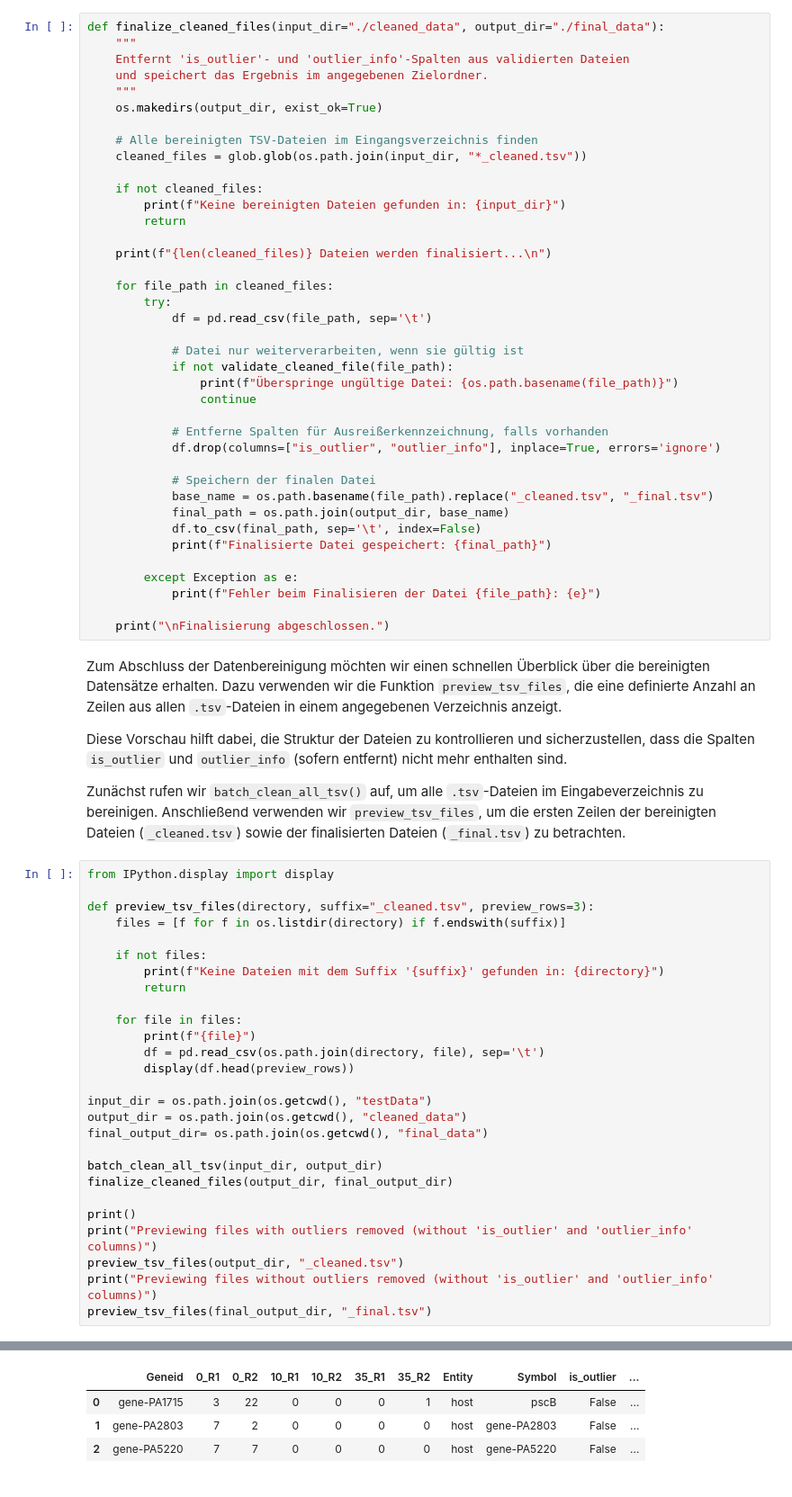
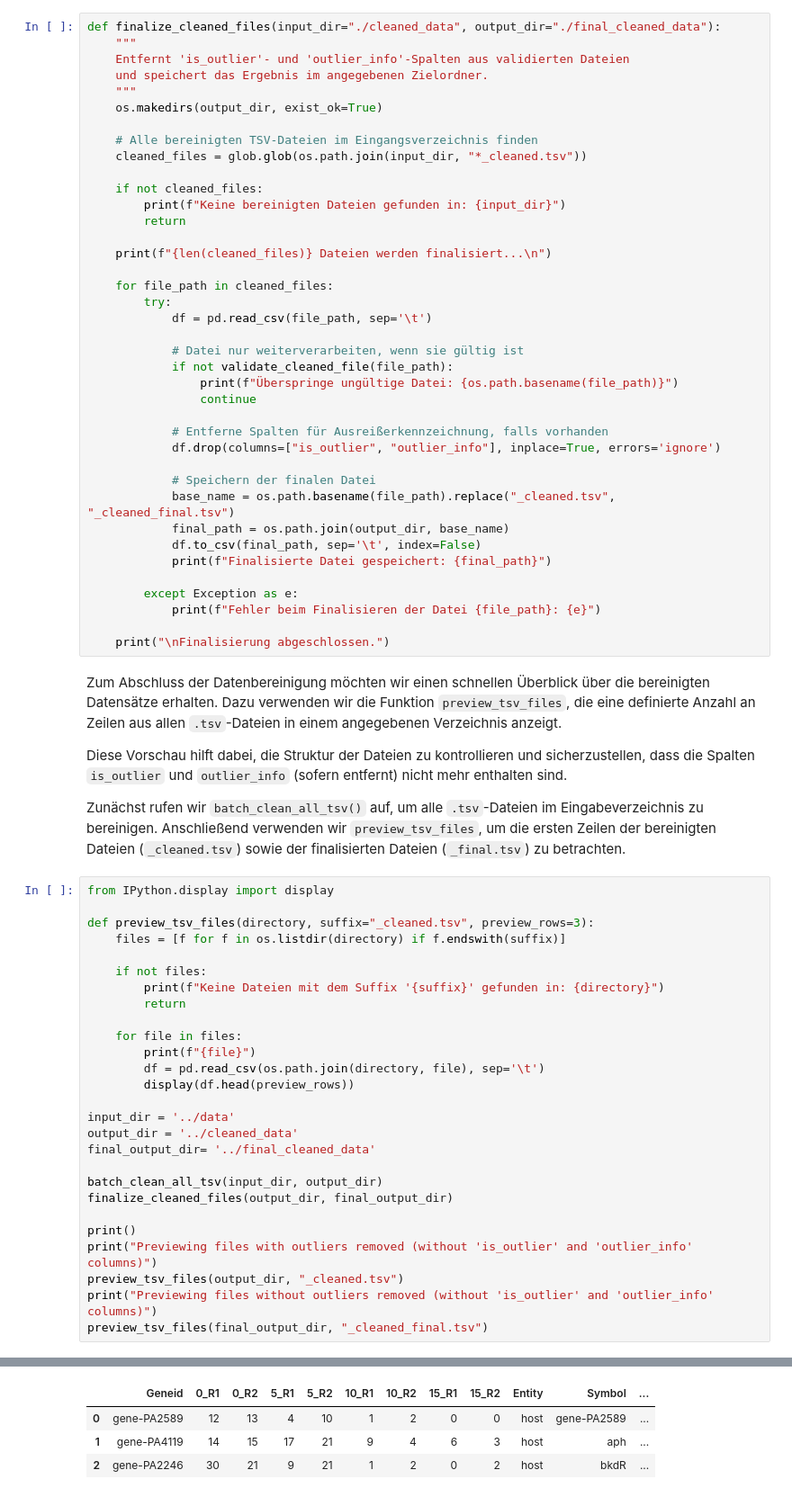
Before and after one commit to TP25-Phage-Infection-Classifiers/main, a Jupyter notebook: notebooks/data_cleaning_US2.ipynb, the cells around one changed output, grey strips where cells are left out. Shown: that part at 90% size. Cells and saved outputs as stored; diff of their text form.

Commit message:
updated repository of cleaned data and added cleaned data

```diff
--- a/notebooks/data_cleaning_US2.ipynb
+++ b/notebooks/data_cleaning_US2.ipynb
@@ -235,7 +251,7 @@ Für jede Datei mit dem Suffix `_cleaned.tsv` im angegebenen Eingabeverzeichnis
 
 Im nächsten Schritt entfernt die Funktion die Spalten `is_outlier` und `outlier_info`, da diese für den eigentlichen Klassifikationsprozess nicht mehr benötigt werden. Die bereinigten und bereinigungsfreien Dateien werden anschließend mit dem Suffix `_final.tsv` im Zielordner gespeichert (z. B. `./final_data/`).
 # %%
-def finalize_cleaned_files(input_dir="./cleaned_data", output_dir="./final_data"):
+def finalize_cleaned_files(input_dir="./cleaned_data", output_dir="./final_cleaned_data"):
     """
     Entfernt 'is_outlier'- und 'outlier_info'-Spalten aus validierten Dateien
     und speichert das Ergebnis im angegebenen Zielordner.
@@ -264,7 +280,7 @@ def finalize_cleaned_files(input_dir="./cleaned_data", output_dir="./final_data"
             df.drop(columns=["is_outlier", "outlier_info"], inplace=True, errors='ignore')
 
             # Speichern der finalen Datei
-            base_name = os.path.basename(file_path).replace("_cleaned.tsv", "_final.tsv")
+            base_name = os.path.basename(file_path).replace("_cleaned.tsv", "_cleaned_final.tsv")
             final_path = os.path.join(output_dir, base_name)
             df.to_csv(final_path, sep='\t', index=False)
             print(f"Finalisierte Datei gespeichert: {final_path}")
@@ -294,9 +310,9 @@ def preview_tsv_files(directory, suffix="_cleaned.tsv", preview_rows=3):
         df = pd.read_csv(os.path.join(directory, file), sep='\t')
         display(df.head(preview_rows))
 
-input_dir = os.path.join(os.getcwd(), "testData")
-output_dir = os.path.join(os.getcwd(), "cleaned_data")
-final_output_dir= os.path.join(os.getcwd(), "final_data")
+input_dir = '../data'
+output_dir = '../cleaned_data'
+final_output_dir= '../final_cleaned_data'
 
 batch_clean_all_tsv(input_dir, output_dir)
 finalize_cleaned_files(output_dir, final_output_dir)
@@ -305,5 +321,5 @@ print()
 print("Previewing files with outliers removed (without 'is_outlier' and 'outlier_info' columns)")
 preview_tsv_files(output_dir, "_cleaned.tsv")
 print("Previewing files without outliers removed (without 'is_outlier' and 'outlier_info' columns)")
-preview_tsv_files(final_output_dir, "_final.tsv")
+preview_tsv_files(final_output_dir, "_cleaned_final.tsv")
 # %% [output]
@@ -332,4 +348,4 @@ Ceyssens_non-directional_full_raw_counts_cleaned.tsv
-|  | Geneid | 0_R1 | 0_R2 | 10_R1 | 10_R2 | 35_R1 | 35_R2 | Entity | Symbol | is_outlier | ... |
-| 0 | gene-PA1715 | 3 | 22 | 0 | 0 | 0 | 1 | host | pscB | False | ... |
-| 1 | gene-PA2803 | 7 | 2 | 0 | 0 | 0 | 0 | host | gene-PA2803 | False | ... |
-| 2 | gene-PA5220 | 7 | 7 | 0 | 0 | 0 | 0 | host | gene-PA5220 | False | ... |
+|  | Geneid | 0_R1 | 0_R2 | 5_R1 | 5_R2 | 10_R1 | 10_R2 | 15_R1 | 15_R2 | Entity | Symbol | ... |
+| 0 | gene-PA2589 | 12 | 13 | 4 | 10 | 1 | 2 | 0 | 0 | host | gene-PA2589 | ... |
+| 1 | gene-PA4119 | 14 | 15 | 17 | 21 | 9 | 4 | 6 | 3 | host | aph | ... |
+| 2 | gene-PA2246 | 30 | 21 | 9 | 21 | 1 | 2 | 0 | 2 | host | bkdR | ... |
```
Also changed, not shown: parts of 2 cells of this notebook, 44 other files.
